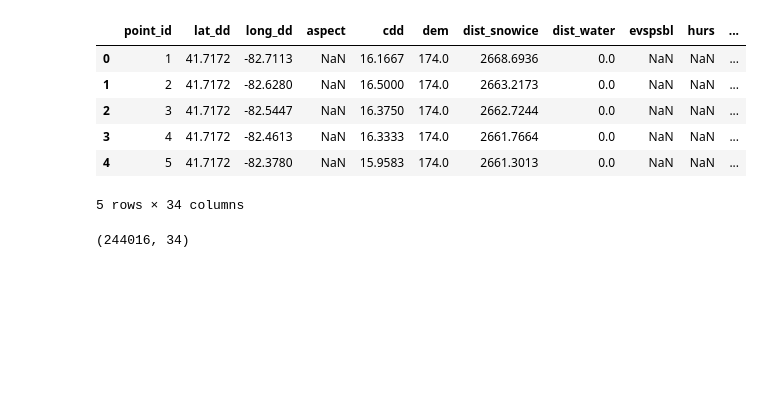
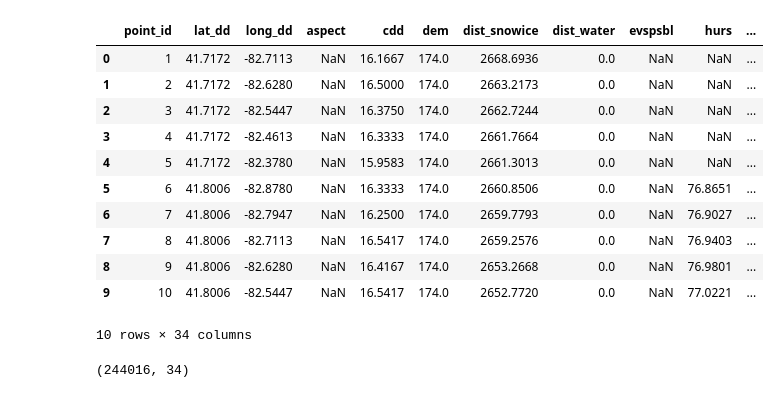
Before and after one commit to ashkanmosalla/Drought, a Jupyter notebook: src/Drought.ipynb, the cells around one changed output. Cells and saved outputs as stored; diff of their text form; code cells hidden in the pictures; blank space fills up the shorter version.

```diff
--- a/src/Drought.ipynb
+++ b/src/Drought.ipynb
@@ -4,15 +4,20 @@ import numpy as np
 
 df = pd.read_csv('historical_2003-2014.csv')
 # %%
-df.head()
+df.head(10)
 # %% [output]
 |  | point_id | lat_dd | long_dd | aspect | cdd | dem | dist_snowice | dist_water | evspsbl | hurs | ... |
 | 0 | 1 | 41.7172 | -82.7113 | NaN | 16.1667 | 174.0 | 2668.6936 | 0.0 | NaN | NaN | ... |
 | 1 | 2 | 41.7172 | -82.6280 | NaN | 16.5000 | 174.0 | 2663.2173 | 0.0 | NaN | NaN | ... |
 | 2 | 3 | 41.7172 | -82.5447 | NaN | 16.3750 | 174.0 | 2662.7244 | 0.0 | NaN | NaN | ... |
 | 3 | 4 | 41.7172 | -82.4613 | NaN | 16.3333 | 174.0 | 2661.7664 | 0.0 | NaN | NaN | ... |
 | 4 | 5 | 41.7172 | -82.3780 | NaN | 15.9583 | 174.0 | 2661.3013 | 0.0 | NaN | NaN | ... |
+| 5 | 6 | 41.8006 | -82.8780 | NaN | 16.3333 | 174.0 | 2660.8506 | 0.0 | NaN | 76.8651 | ... |
+| 6 | 7 | 41.8006 | -82.7947 | NaN | 16.2500 | 174.0 | 2659.7793 | 0.0 | NaN | 76.9027 | ... |
+| 7 | 8 | 41.8006 | -82.7113 | NaN | 16.5417 | 174.0 | 2659.2576 | 0.0 | NaN | 76.9403 | ... |
+| 8 | 9 | 41.8006 | -82.6280 | NaN | 16.4167 | 174.0 | 2653.2668 | 0.0 | NaN | 76.9801 | ... |
+| 9 | 10 | 41.8006 | -82.5447 | NaN | 16.5417 | 174.0 | 2652.7720 | 0.0 | NaN | 77.0221 | ... |
-5 rows × 34 columns
+10 rows × 34 columns
 # %%
 df.shape
 # %% [output]
```
Also changed, not shown: parts of 4 cells of this notebook, 6 other files.
